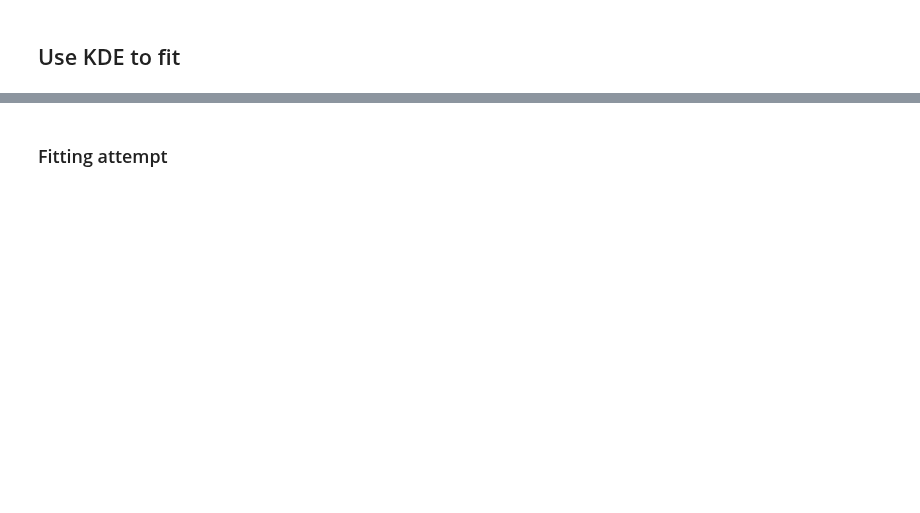
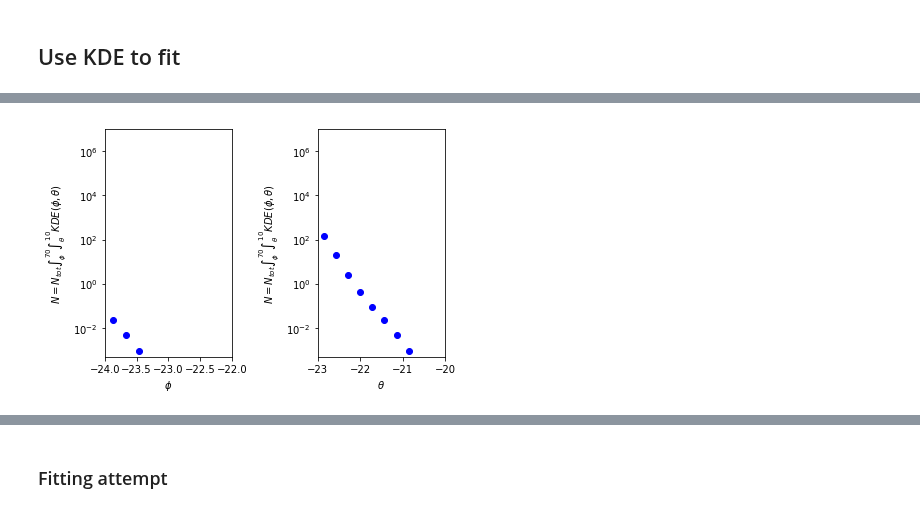
Before and after one commit to toej93/ARA_analysis, a Jupyter notebook: JuPyter_Notebooks/c4_fit.ipynb, the cells around one changed output, grey strips where cells are left out. Saved outputs shown, nothing was run; the diff lists cells and outputs as text; code cells hidden in the pictures; blank space fills up the shorter version.

```diff
--- a/JuPyter_Notebooks/c4_fit.ipynb
+++ b/JuPyter_Notebooks/c4_fit.ipynb
@@ -98,0 +132,28 @@ plt.savefig("/users/PCON0003/cond0068/ARA/KDE_A2_c4_CP5.png", dpi=200)
+# %%
+x_5,y_5,prob_5=getProb(xx,yy,zz,N)
+
+### Plot probability
+
+plt.subplot(1, 2, 1)
+
+plt.plot(x_5, prob_5, "o",color="blue")
+plt.yscale("log")
+plt.xlabel(r"$\phi$")
+plt.xlim(-24,-22)
+plt.ylim((1e-3)/2,1e7)
+plt.ylabel("$N=N_{tot}\int_{\phi}^{70}\int_{\\theta}^{10}{KDE(\phi,\\theta)}$")
+
+
+plt.subplot(1, 2, 2)
+
+plt.plot(y_5, prob_5, "o",color="blue")
+plt.yscale("log")
+plt.xlabel(r"$\theta$")
+plt.xlim(-23,-20)
+plt.ylim((1e-3)/2,1e7)
+plt.ylabel("$N=N_{tot}\int_{\phi}^{70}\int_{\\theta}^{10}{KDE(\phi,\\theta)}$")
+
+plt.tight_layout()
+#plt.savefig("/users/PCON0003/cond0068/ARA/KDE_A2_c1_CP6_integral_unit.png", dpi=200)
+# %% [output]
+[figure, added]
```
Also changed, not shown: parts of 20 cells of this notebook, 4 other files.
